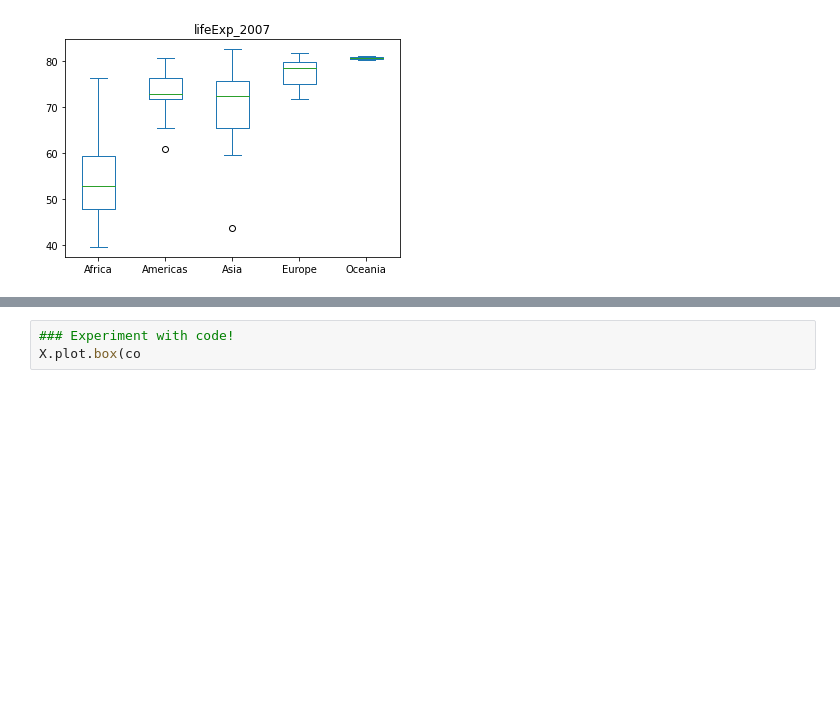
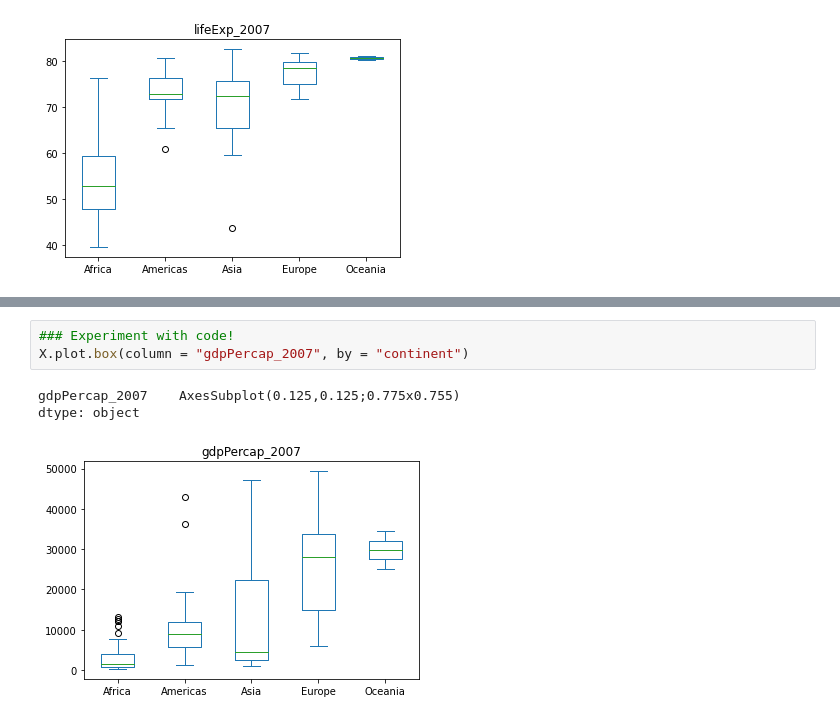
Before and after one commit to meholian/Python-for-ai, a Jupyter notebook: 02_data_analysis_pandas.ipynb, the cells around one changed output, grey strips where cells are left out. Drawn from its saved outputs; the diff is of its cells as text; blank space fills up the shorter version.

```diff
--- a/02_data_analysis_pandas.ipynb
+++ b/02_data_analysis_pandas.ipynb
@@ -617,7 +617,11 @@ dtype: object
 > Practice with the `hist` and `box` functions by exploring different columns in our DateFrame. Experiment with data filtering methods to refine your figures further. **Hint:** We can see all available columns with `print(X.columns)`.
 # %%
 ### Experiment with code!
-X.plot.box(co
+X.plot.box(column = "gdpPercap_2007", by = "continent")
+# %% [output]
+gdpPercap_2007    AxesSubplot(0.125,0.125;0.775x0.755)
+dtype: object
+[figure, added]
 # %% [markdown]
 ----
 ## Push changes to GitHub <img src="images/push_to_github.png" alt="Push to GitHub icon" align="right" width=150>
```
Also changed, not shown: 1 other file.
